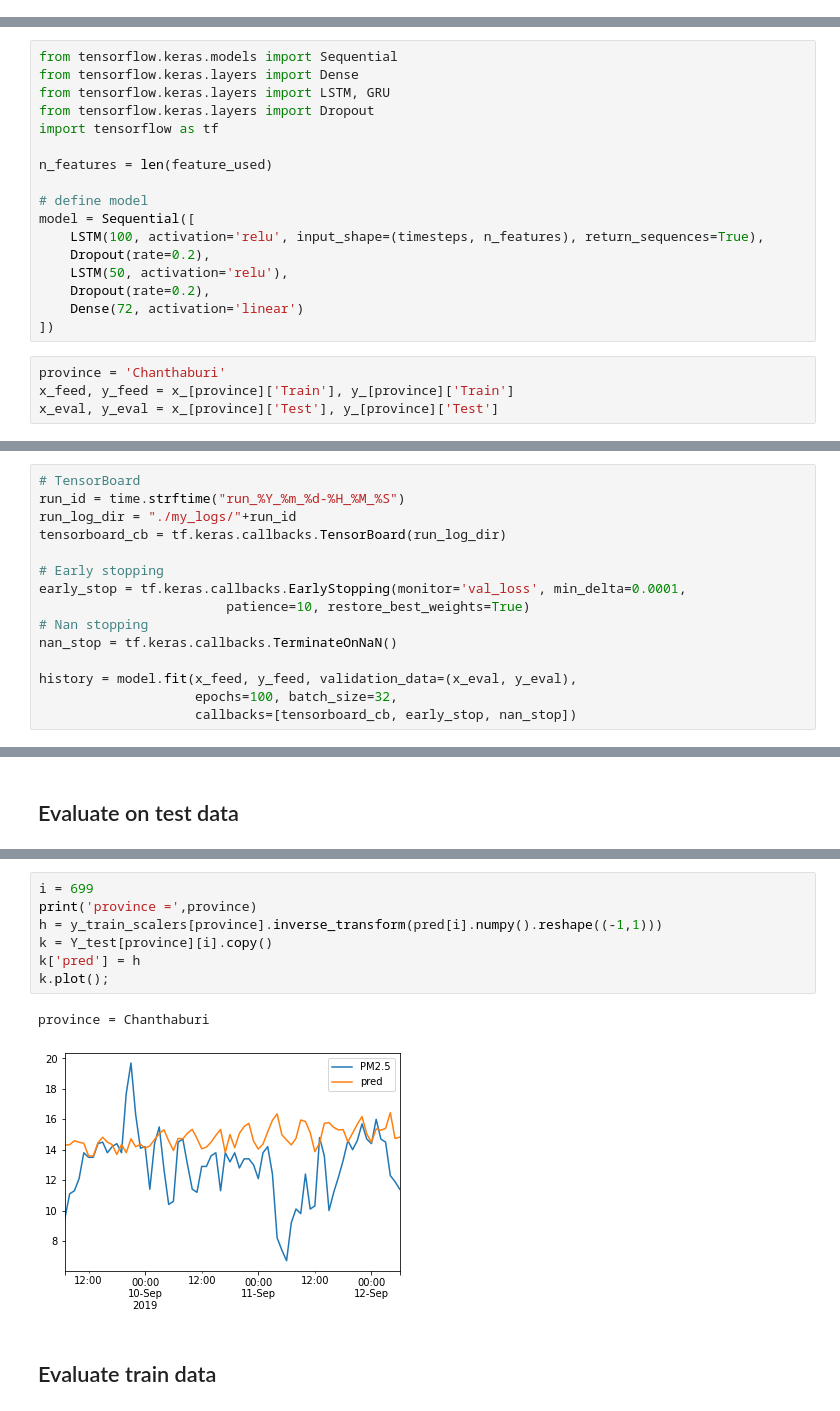
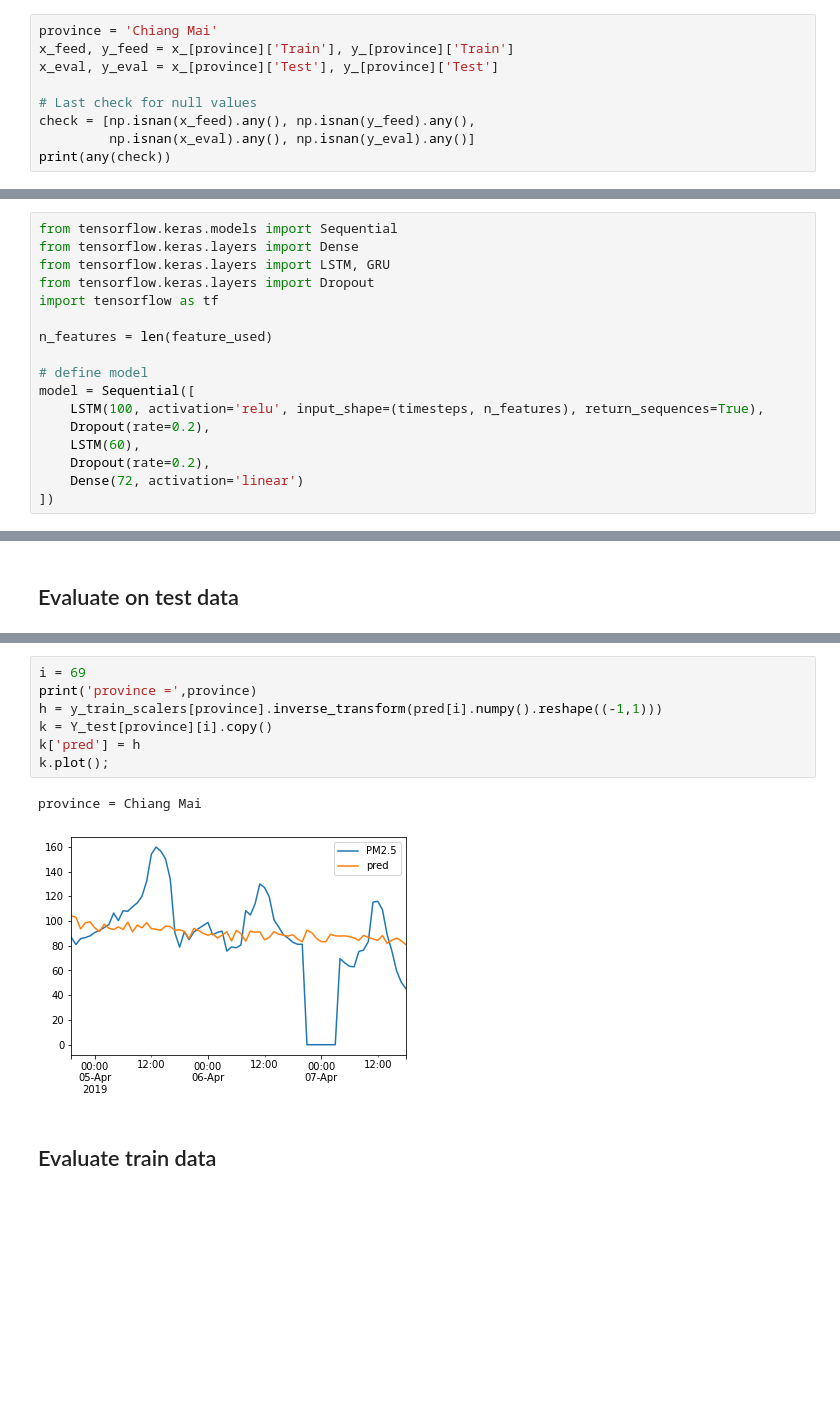
Before and after one commit to samsatp/PM25-DataScience-TermProject, a Jupyter notebook: 5. models_playground.ipynb, the cells around one changed output, grey strips where cells are left out. Cells and saved outputs as stored; diff of their text form; blank space fills up the shorter version.

```diff
--- a/5. models_playground.ipynb
+++ b/5. models_playground.ipynb
@@ -102,3 +102,12 @@ Y Test: (1454, 72)
 print(f"timesteps : {timesteps}")
 # %% [output]
 timesteps : 360
+# %%
+province = 'Chiang Mai'
+x_feed, y_feed = x_[province]['Train'], y_[province]['Train']
+x_eval, y_eval = x_[province]['Test'], y_[province]['Test']
+
+# Last check for null values
+check = [np.isnan(x_feed).any(), np.isnan(y_feed).any(),
+         np.isnan(x_eval).any(), np.isnan(y_eval).any()]
+print(any(check))
@@ -115,11 +126,7 @@ n_features = len(feature_used)
 model = Sequential([
     LSTM(100, activation='relu', input_shape=(timesteps, n_features), return_sequences=True),
     Dropout(rate=0.2),
-    LSTM(50, activation='relu'),
+    LSTM(60),
     Dropout(rate=0.2),
     Dense(72, activation='linear')
 ])
-# %%
-province = 'Chanthaburi'
-x_feed, y_feed = x_[province]['Train'], y_[province]['Train']
-x_eval, y_eval = x_[province]['Test'], y_[province]['Test']
@@ -170,15 +170,0 @@ Epoch 50/50
-# %%
-# TensorBoard
-run_id = time.strftime("run_%Y_%m_%d-%H_%M_%S")
-run_log_dir = "./my_logs/"+run_id
-tensorboard_cb = tf.keras.callbacks.TensorBoard(run_log_dir)
-
-# Early stopping
-early_stop = tf.keras.callbacks.EarlyStopping(monitor='val_loss', min_delta=0.0001,
-                        patience=10, restore_best_weights=True)
-# Nan stopping
-nan_stop = tf.keras.callbacks.TerminateOnNaN()
-
-history = model.fit(x_feed, y_feed, validation_data=(x_eval, y_eval),
-                    epochs=100, batch_size=32,
-                    callbacks=[tensorboard_cb, early_stop, nan_stop])
@@ -226,13 +194,13 @@ province : Chanthaburi
 # %%
-i = 699
+i = 69
 print('province =',province)
 h = y_train_scalers[province].inverse_transform(pred[i].numpy().reshape((-1,1)))
 k = Y_test[province][i].copy()
 k['pred'] = h
 k.plot();
 # %% [output]
-province = Chanthaburi
+province = Chiang Mai
-[figure, old version]
+[figure, new version]
 # %% [markdown]
 ## Evaluate train data
 # %%
```
Also changed, not shown: parts of 8 cells of this notebook, 4 other files.
